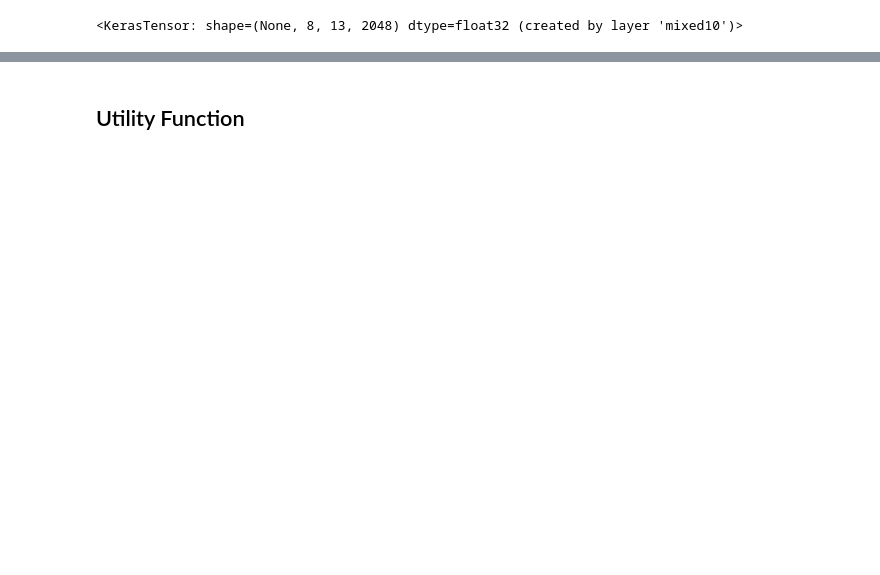
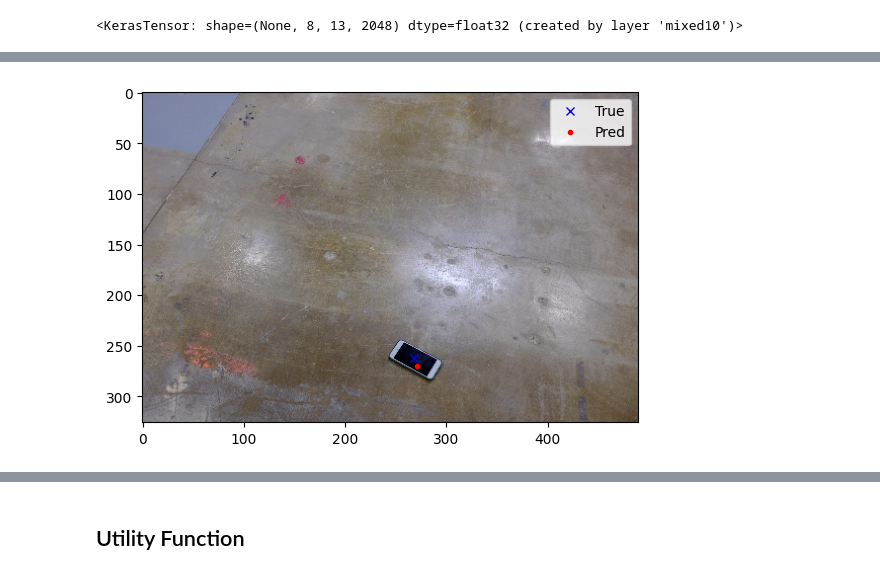
Before and after one commit to shriawesome/Finding-Phone, a Jupyter notebook: Phone_Finder.ipynb, the cells around one changed output, grey strips where cells are left out. Cells and saved outputs as stored; diff of their text form; code cells hidden in the pictures; blank space fills up the shorter version.

```diff
--- a/Phone_Finder.ipynb
+++ b/Phone_Finder.ipynb
@@ -481,0 +510,6 @@ KeyboardInterrupt:
+# %%
+# loading the best model
+model.load_weights('models/41-295.03.h5')
+# %%
+y_pred_val, y_pred_train = model.predict(x_test), model.predict(x_train)
+y_pred_val.shape, y_pred_train.shape
@@ -481,0 +520,6 @@ KeyboardInterrupt:
+# %%
+# Plotting the predictions on val set
+idx = 34
+plot_imgs(x_test,y_test, y_pred_val, idx)
+# %% [output]
+[figure, added]
```
Also changed, not shown: parts of 10 cells of this notebook.
